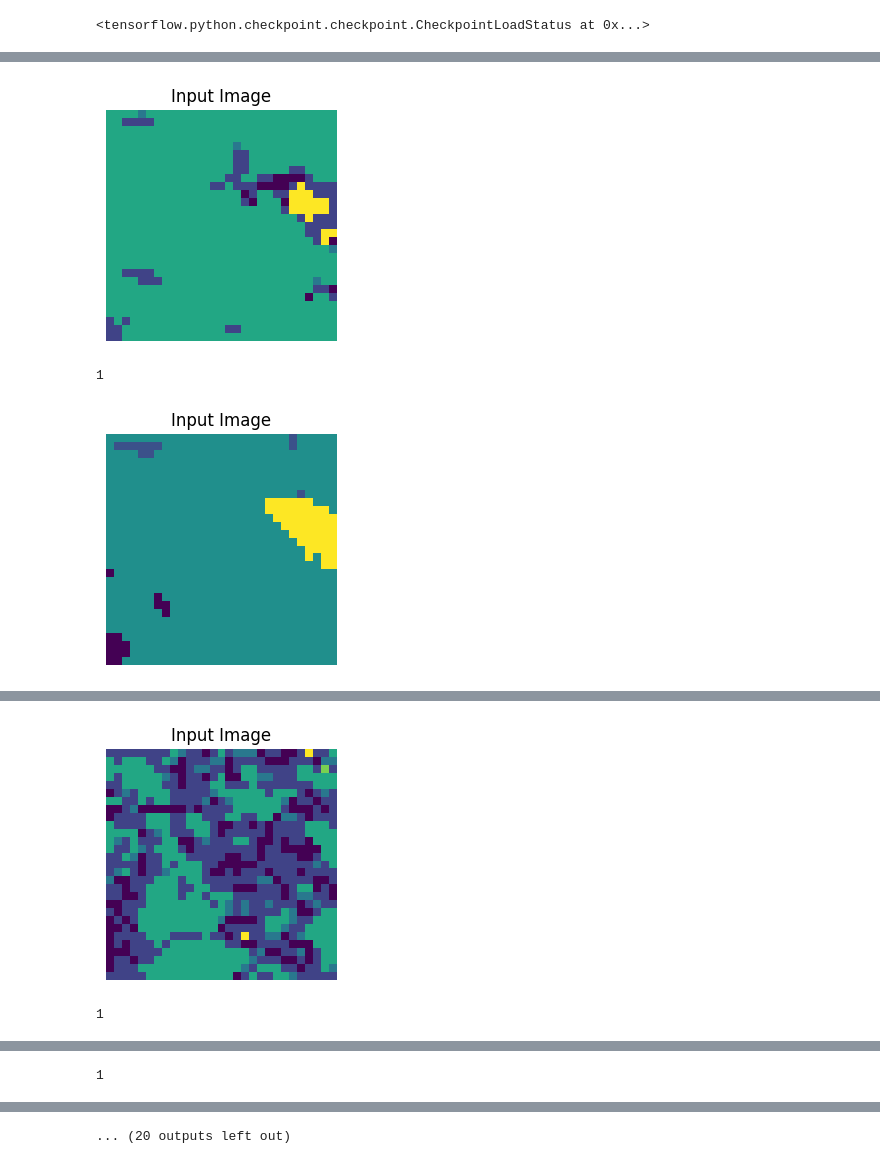
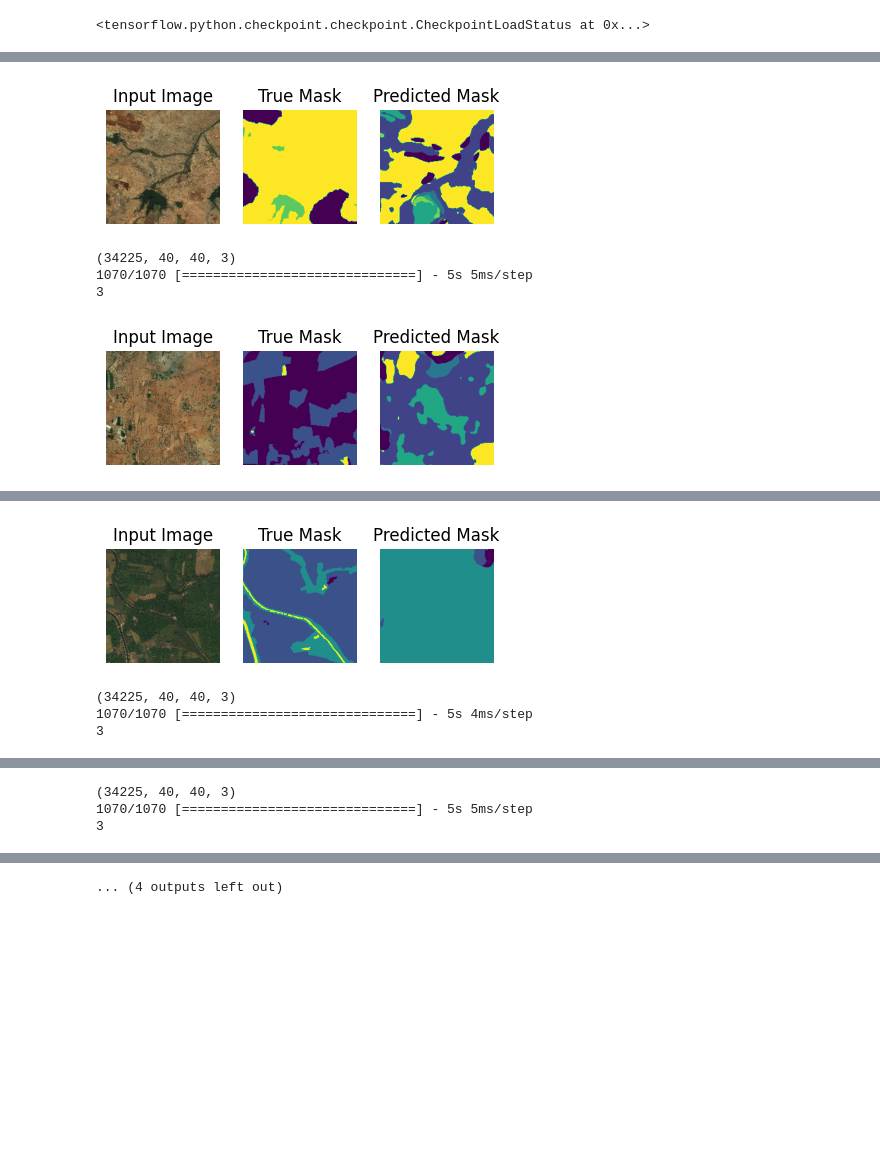
Before and after one commit to rondo-lehner/CM3070_Final_project, a Jupyter notebook: notebooks/m1_03_improve_training.ipynb, the cells around one changed output, grey strips where cells are left out. Cells and saved outputs as stored; diff of their text form; code cells hidden in the pictures; blank space fills up the shorter version.

Commit message:
tweaked training params, test set returns full image, show some predictions in notebook

```diff
--- a/notebooks/m1_03_improve_training.ipynb
+++ b/notebooks/m1_03_improve_training.ipynb
@@ -17,13 +14,13 @@ To enable the following instructions: AVX512F, in other operations, rebuild Tens
 # Pipeline
 BATCH_SIZE_IMAGES = 1
 BATCH_SIZE_PATCHES = 1
-IMAGE_SIZE = 612
+IMAGE_SIZE = 224
 PATCH_SIZE = 40
 PATCH_SIZE_ANNOTATION = 2
-PATCH_STRIDE = 20
+PATCH_STRIDE = 1
 SLICE_TRAIN = ':10'
 SLICE_VALID = '10:12'
-SLICE_TEST = '12:20'
+SLICE_TEST = '700:720'
 
 checkpoint_filepath = os.path.join(os.getcwd(),'..', 'models', 'ckpt', 'early_convnet')
 # %%
@@ -43,6 +38,6 @@ input_pipeline = convnet_pipeline.ConvnetPipeline(
 # %%
 def display(display_list):
-    plt.figure(figsize=(3, 3))
+    plt.figure(figsize=(5, 5))
 
     title = ['Input Image', 'True Mask', 'Predicted Mask']
 
@@ -50,7 +45,7 @@ def display(display_list):
     for i in range(len(display_list)):
         plt.subplot(1, len(display_list), i+1)
         plt.title(title[i])
-        plt.imshow(tf.keras.utils.array_to_img(display_list[i]))
+        plt.imshow(tf.keras.utils.array_to_img(display_list[i][0]))
         plt.axis('off')
     plt.show()
 # %%
@@ -64,12 +60,13 @@ model.load_weights(latest)
 # %% [output]
 <tensorflow.python.checkpoint.checkpoint.CheckpointLoadStatus at 0x...>
 # %%
-for i, m in input_pipeline.test.take(8):
+for p, m, i in input_pipeline.test.take(8):
     # print(tf.unique(tf.argmax(tf.reshape(m, shape=[-1, 7]), axis=1)))
     gt = m
-    y = model.predict(i)
-    gt_mask = tf.reshape(tf.argmax(input=gt, axis=3), shape=(1, 29, 29, 1))
-    mask = tf.reshape(tf.argmax(input=y, axis=3), shape=(1, 29, 29, 1))
-    display(mask)
-    display(gt_mask)
+    print(p.shape)
+    y = model.predict(p)
+    gt_mask = tf.reshape(tf.argmax(input=gt, axis=3), shape=(1, 185, 185, 1))
+    mask = tf.reshape(tf.argmax(input=y, axis=3), shape=(1, 185, 185, 1))
+    display([i, gt_mask, mask])
+    # display(gt_mask)
 # %% [output]
@@ -78,3 +76,5 @@ for i, m in input_pipeline.test.take(8):
-[figure, old version]
+[figure, new version]
-1
+(34225, 40, 40, 3)
+1070/1070 [==============================] - 5s 5ms/step
+3
-[figure, old version]
+[figure, new version]
@@ -83,2 +84,4 @@ for i, m in input_pipeline.test.take(8):
-[figure, old version]
+[figure, new version]
-1
+(34225, 40, 40, 3)
+1070/1070 [==============================] - 5s 4ms/step
+3
@@ -89 +93,3 @@ for i, m in input_pipeline.test.take(8):
-1
+(34225, 40, 40, 3)
+1070/1070 [==============================] - 5s 5ms/step
+3
@@ -91 +97 @@ for i, m in input_pipeline.test.take(8):
-... (20 outputs left out)
+... (4 outputs left out)
```
Also changed, not shown: parts of 4 cells of this notebook, 2 other files.
